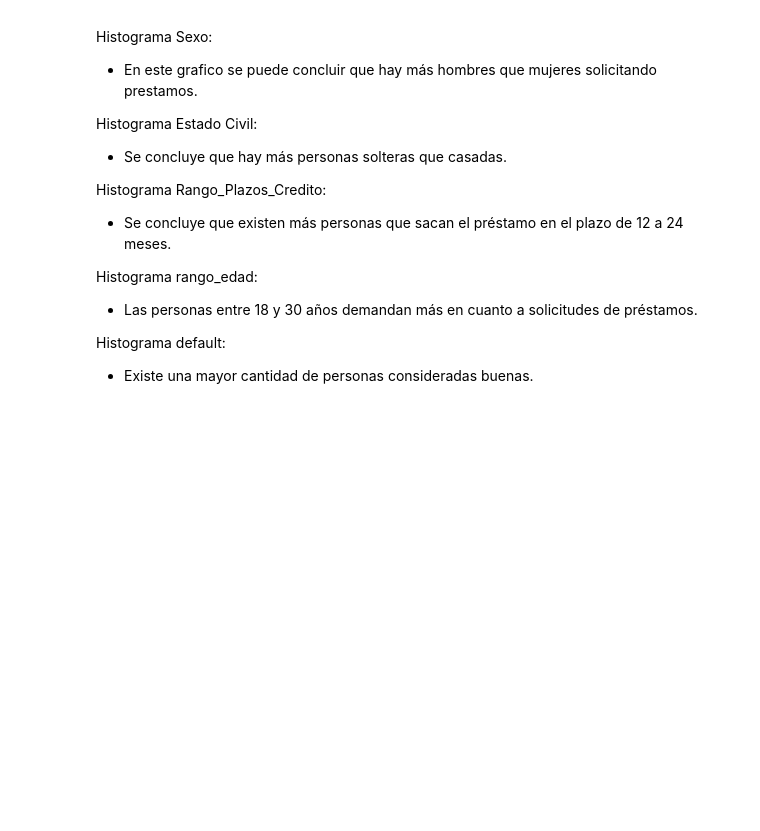
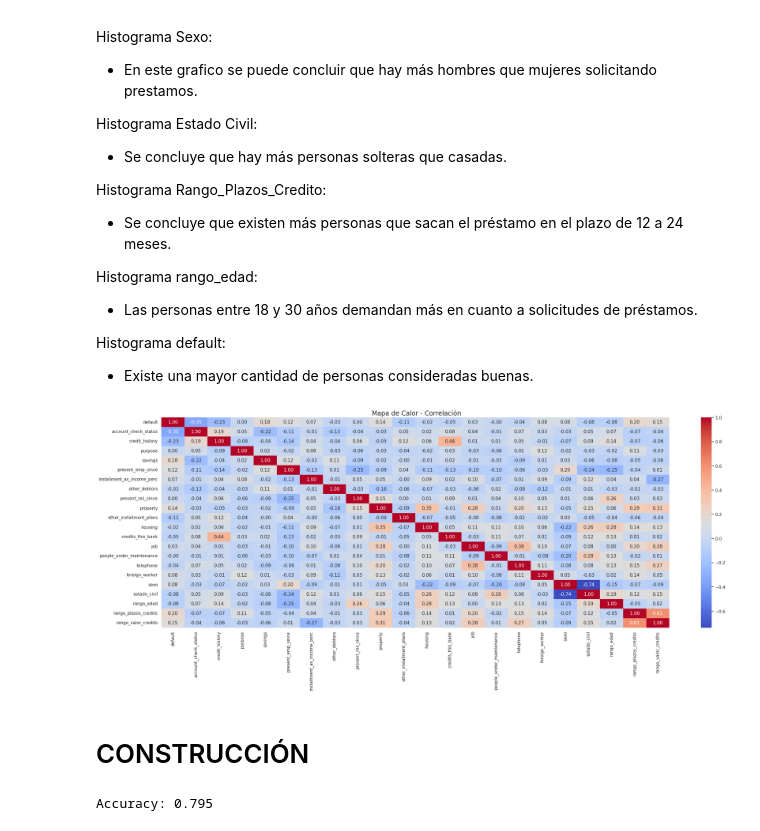
Before and after one commit to JulioVargas104/Inmersi-nDeDatos, a Jupyter notebook: Banco_de_Crédito_Alemán.ipynb, the cells around one changed output. Drawn from its saved outputs; the diff is of its cells as text; code cells hidden in the pictures; blank space fills up the shorter version.

```diff
--- a/Banco_de_Crédito_Alemán.ipynb
+++ b/Banco_de_Crédito_Alemán.ipynb
@@ -329,3 +329,12 @@ plt.show()
 
   Histograma default:
   *   Existe una mayor cantidad de personas consideradas buenas.
+# %%
+plt.figure(figsize=(30,10))
+heatmap = sns.heatmap(df_banco.corr(), annot=True, cmap='coolwarm', fmt = '.2f')
+plt.title(' Mapa de Calor - Correlación', fontsize=17)
+plt.show()
+# %% [output]
+[figure, added]
+# %% [markdown]
+# CONSTRUCCIÓN
@@ -331,0 +350,18 @@ plt.show()
+# %%
+# Dividir los datos en conjuntos de entrenamiento y prueba
+X = df_banco.drop('default', axis=1)
+y = df_banco['default']
+X_train, X_test, y_train, y_test = train_test_split(X, y, test_size=0.2, random_state=42)
+
+# Crear y entrenar un modelo de regresión logística
+model = LogisticRegression()
+model.fit(X_train, y_train)
+
+# Hacer predicciones en el conjunto de prueba
+predicciones = model.predict(X_test)
+
+# Evaluar el modelo
+accuracy = accuracy_score(y_test, predicciones)
+print(f'Accuracy: {accuracy}')
+# %% [output]
+Accuracy: 0.795
```
Also changed, not shown: parts of 10 cells of this notebook.
